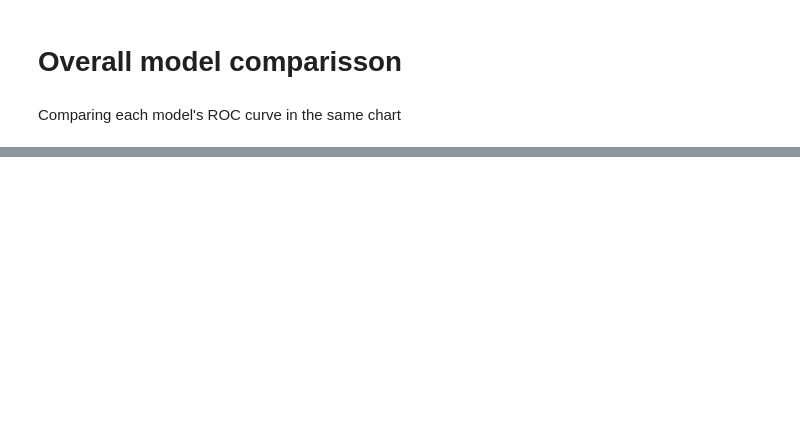
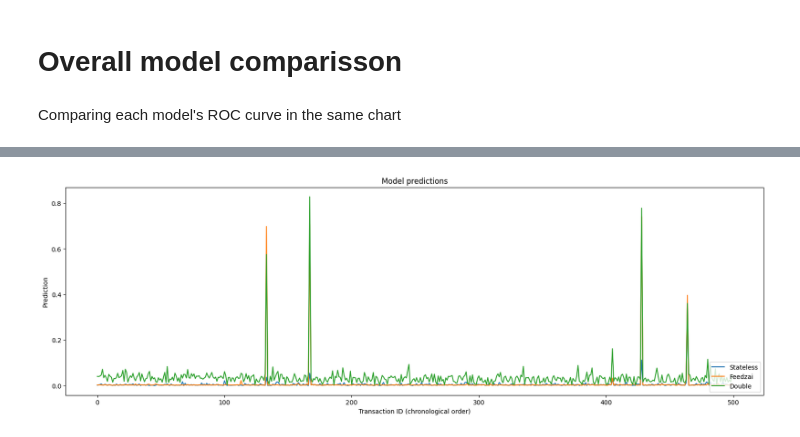
Before and after one commit to A-Nancio/Thesis, a Jupyter notebook: src/evaluations/Overall.ipynb, the cells around one changed output, grey strips where cells are left out. Drawn from its saved outputs; the diff is of its cells as text; code cells hidden in the pictures; blank space fills up the shorter version.

```diff
--- a/src/evaluations/Overall.ipynb
+++ b/src/evaluations/Overall.ipynb
@@ -47,0 +128,13 @@ model_list = (double_model, feedzai_model, stateless_model)
+# %%
+plt.figure(figsize=(20,6))
+plt.plot(range(500), stateless_pred[:500], label='Stateless')
+plt.plot(range(500), feedzai_pred[:500], label='Feedzai')
+plt.plot(range(500), double_pred[:500], label='Double')
+
+plt.xlabel('Transaction ID (chronological order)')
+plt.ylabel('Prediction')
+plt.title('Model predictions')
+plt.legend(loc="lower right")
+plt.show()
+# %% [output]
+[figure, added]
```
Also changed, not shown: parts of 10 cells of this notebook.
